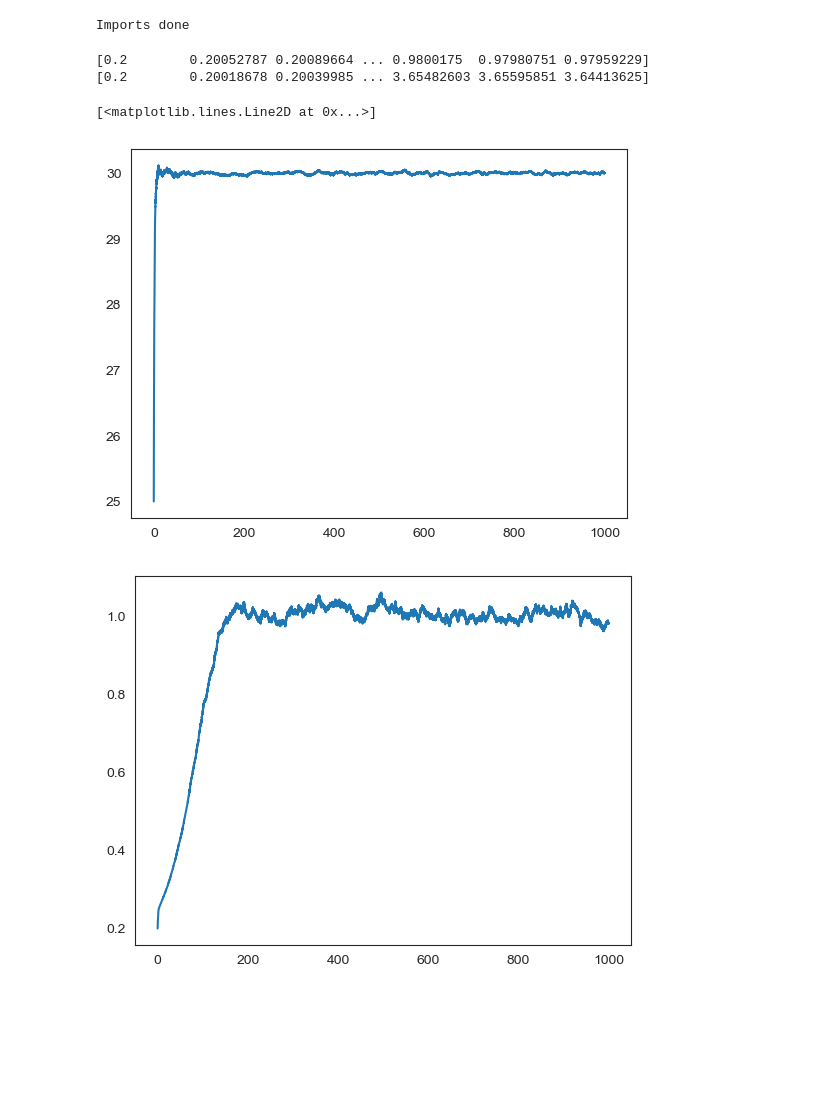
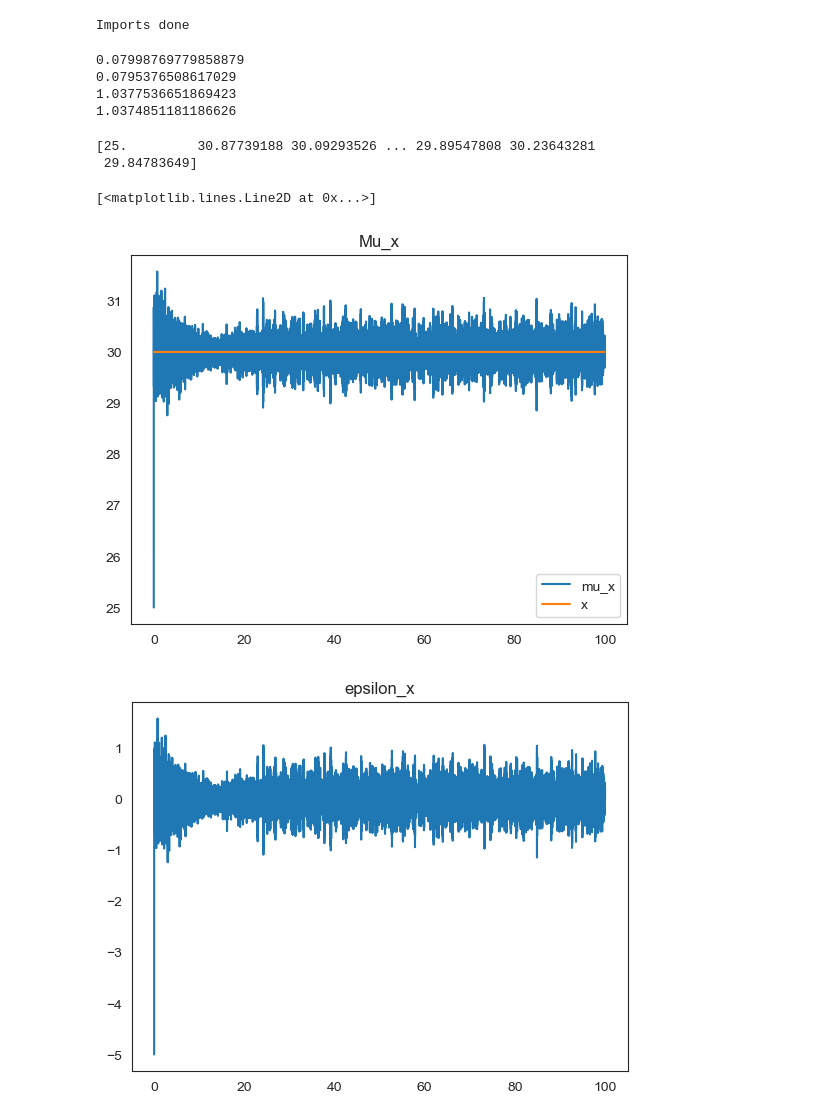
Before and after one commit to sebastiaan116/Affective-Active-Inference, a Jupyter notebook: Noise_test_xy.ipynb, the cells around one changed output. Cells and saved outputs as stored; diff of their text form; code cells hidden in the pictures; blank space fills up the shorter version.

```diff
--- a/Noise_test_xy.ipynb
+++ b/Noise_test_xy.ipynb
@@ -88,5 +98,22 @@ for i in np.arange(0,N-1):
     sigma_x[i+1] =1/ omega_x[i+1]
     sigma_y[i+1] =1/ omega_y[i+1]
+# %%
+# print(g_gp(30))
+# print(g_gp(25))
+# print(np.sqrt((dg_gp(30)*std_noise_x)**2) + std_noise_y**2)
+
+# print(13.30/30*std_noise_x**2 + std_noise_y**2)
+
+print(np.var(mu_x[10000:]))
+print(np.mean(sigma_x[10000:]))
+
+print(np.var(e_y[10000:]))
+print(np.mean(sigma_y[10000:]))
+# %% [output]
+0.07998769779858879
+0.0795376508617029
+1.0377536651869423
+1.0374851181186626
 # %%
 # from statistics import mean, variance, pstdev
 # # Setting up the time data:
@@ -174,27 +201,41 @@ for i in np.arange(0,N-1):
 #     sigma_x[i+1] =1/ omega_x[i+1]
 #     sigma_y[i+1] =1/ omega_y[i+1]
 # %%
-print(sigma_x)
-print(sigma_y)
-
+# print(sigma_x)
+# print(sigma_y)
+print(mu_x)
 
 plt.figure()
-plt.plot(t,mu_x)
-
+plt.plot(t, mu_x, label =  "mu_x")
+plt.plot(t, x, label = "x" )
+plt.legend()
+plt.title(label ="Mu_x")
 
 plt.figure()
-plt.plot(t,sigma_x)
+plt.plot(t, e_x, label= "epsilon_x")
+plt.title(label ="epsilon_x")
 
 plt.figure()
-plt.plot(t,sigma_y)
+plt.plot(t,sigma_x, label =  "sigma_w")
+plt.title(label ="Sigma_w")
 
+plt.figure()
+plt.plot(t, e_y, label = "epsilon_y")
+plt.title(label ="epsilon_y")
+
+plt.figure()
+plt.plot(t, sigma_y, label = "sigma_z")
+plt.title(label ="Sigma_z")
+
+plt.figure()
+plt.plot(mu_x[19950:])
 
 
 # plt.figure()
 # plt.plot(t,y)
 # %% [output]
-[0.2        0.20052787 0.20089664 ... 0.9800175  0.97980751 0.97959229]
-[0.2        0.20018678 0.20039985 ... 3.65482603 3.65595851 3.64413625]
+[25.         30.87739188 30.09293526 ... 29.89547808 30.23643281
+ 29.84783649]
 [<matplotlib.lines.Line2D at 0x...>]
-[figure, old version]
+[figure, new version]
-[figure, old version]
+[figure, new version]
```
Also changed, not shown: parts of 2 cells of this notebook, 6 other files.
